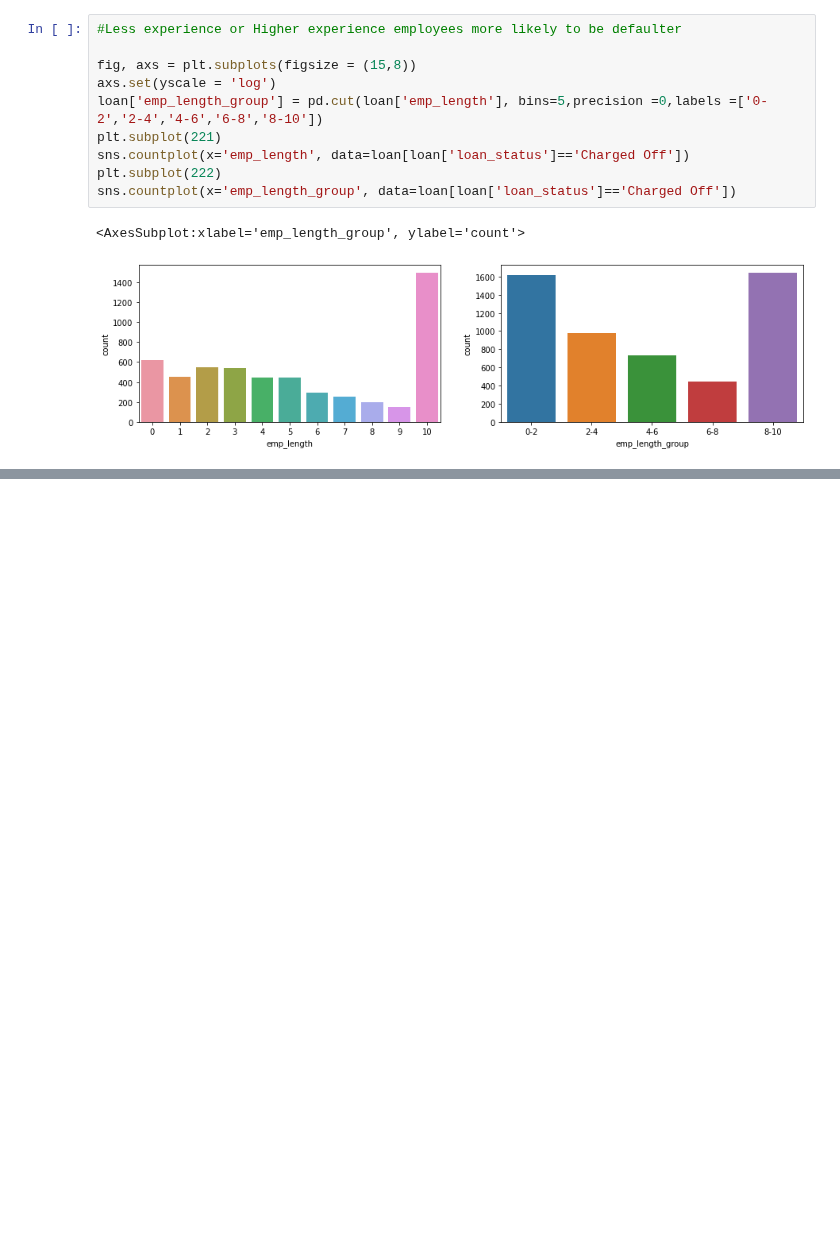
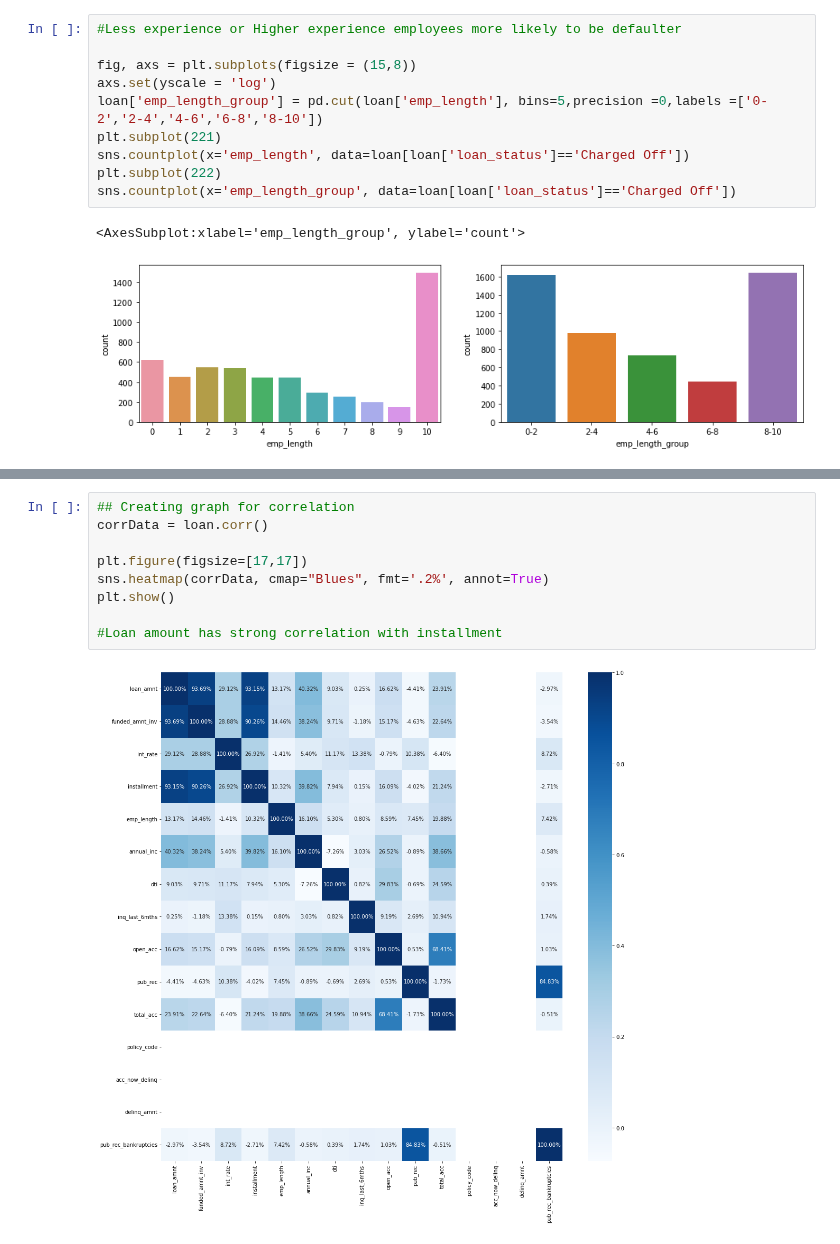
Before and after one commit to sateeshkumarj/Leanding_Club, a Jupyter notebook: leanding_club.ipynb, the cells around one changed output, grey strips where cells are left out. Drawn from its saved outputs; the diff is of its cells as text; blank space fills up the shorter version.

```diff
--- a/leanding_club.ipynb
+++ b/leanding_club.ipynb
@@ -324,0 +327,11 @@ sns.catplot(x = 'term', y = 'loan_amnt', data = loan,hue = 'loan_status', kind =
+# %%
+## Creating graph for correlation
+corrData = loan.corr()
+
+plt.figure(figsize=[17,17])
+sns.heatmap(corrData, cmap="Blues", fmt='.2%', annot=True)
+plt.show()
+
+#Loan amount has strong correlation with installment
+# %% [output]
+[figure, added]
```
Also changed, not shown: parts of 16 cells of this notebook.
